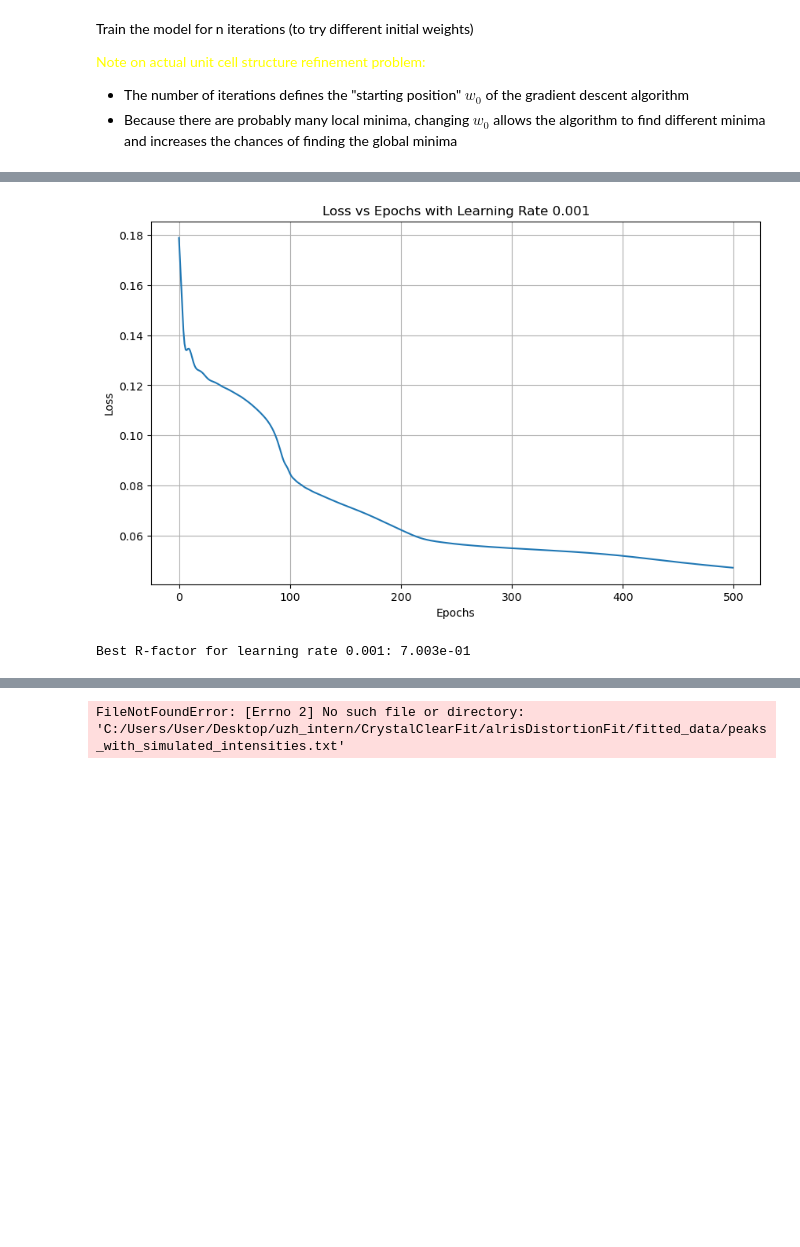
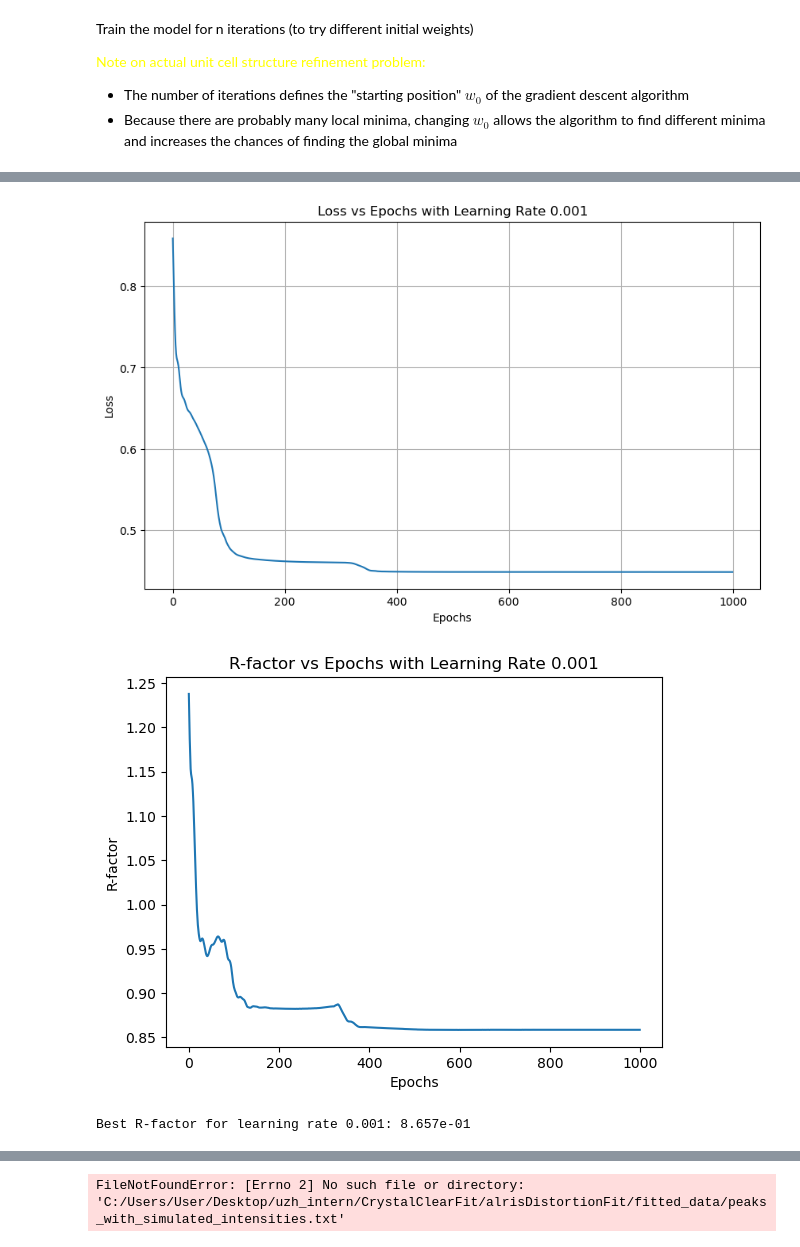
Before and after one commit to bleubreeymeow/alrisDistortionFit, a Jupyter notebook: PBCO/PBCO_1_3_inplane/P2/P2_gradient_descent.ipynb, the cells around one changed output, grey strips where cells are left out. Drawn from its saved outputs; the diff is of its cells as text; code cells hidden in the pictures; blank space fills up the shorter version.

```diff
--- a/PBCO/PBCO_1_3_inplane/P2/P2_gradient_descent.ipynb
+++ b/PBCO/PBCO_1_3_inplane/P2/P2_gradient_descent.ipynb
@@ -32,7 +32,9 @@ structure_type = 'P2'
 
 path = 'C:/Users/User/Desktop/uzh_intern/alrisDistortionFit/PBCO/PBCO_1_3_inplane/' + structure_type
 
-experimental_data = pd.read_csv('C:/Users/User/Desktop/uzh_intern/alrisDistortionFit/PBCO/PBCO_1_3/raw_data/1_3_combined_peaks_300K_no0.csv')
+# experimental_data = pd.read_csv('C:/Users/User/Desktop/uzh_intern/alrisDistortionFit/PBCO/PBCO_1_3/raw_data/1_3_combined_peaks_300K_no0.csv')
+experimental_data = pd.read_csv('C:/Users/User/Desktop/uzh_intern/alrisDistortionFit/PBCO/PBCO_1_3/raw_data/1_3_combined_peaks_300K.csv')
+
 hkl_list = experimental_data[["h", "k", "l"]].values.tolist()
 hkl_list = tf.convert_to_tensor(hkl_list, dtype=tf.float32)
 
@@ -62,11 +64,14 @@ labels_err = []
 
 for label, err in zip(labels, vol_err):
     if label == 0:
-        labels_err.append(0.1)  # Assign a high error for zero labels
+        labels_err.append(1e-8)  # Assign a high error for zero labels
     else:
-        labels_err.append(1/label)   # Normalize error to sum to 60
-        #labels_err.append((500000 - (1/label * 1000))/1000)  # Inverse error for each label
+        labels_err.append((label)**2.2)  # Normalize error to sum to 60
+        #labels_err.append(np.log10(500 - 1/label)  ) # Normalize error to sum to 60
+        #labels_err.append(np.abs((5000 - (1/label * 100))))  # Inverse error for each label
 
+labels_tgt = [labels, labels_err]
+labels_tgt = np.transpose(labels_tgt)
 labels_err = tf.convert_to_tensor(labels_err, dtype=tf.float32)
 labels = tf.convert_to_tensor(labels, dtype=tf.float32)
 
@@ -157,7 +165,7 @@ class FunAsLayer(tf.keras.layers.Layer):
 
     def call(self, inputs):
         # Apply tanh to ensure parameters stay within the [-1, 1] range then multiply by max_mode_amps so each parameter is scaled corresponding to the element in max_mode_amps
-        pretransform = tf.tanh(self.param)
+        pretransform = tf.tanh(self.param) * 0.1
         transformed_params = pretransform * self.max_mode_amps  # Scale parameters
 
         output = fun_tf(inputs, transformed_params , self.matrix)
@@ -191,15 +199,16 @@ class WeightedMeanSquaredError(tf.keras.losses.Loss):
         super(WeightedMeanSquaredError, self).__init__(reduction=reduction, name=name)
 
     def call(self, y_true, y_pred):
-        return tf.keras.losses.mean_squared_error(y_true, y_pred)
+        mse = tf.keras.losses.mean_squared_error(y_true, y_pred)
+        return mse
 
     def num_of_elements(self, sample_weight):
         return tf.size(sample_weight).numpy()
 
-    def __call__(self, y_true, y_pred, sample_weight):
+    def __call__(self, y_true, y_pred,sample_weight):
         #return super().__call__(y_true, y_pred, 1)
         # 1/n *  sum(weights * mse(y_p - y_t))
-        actual_loss = super().__call__(y_true, y_pred, sample_weight)
+        actual_loss = super().__call__(y_true, y_pred)
         num_of_el = tf.py_function(func=self.num_of_elements, inp = [sample_weight], Tout=tf.float32)
 
         # dividing by sum of all weights in this batch
@@ -233,7 +242,7 @@ for learning_rate in lr:
 
     max_mode_amps = tf.convert_to_tensor(max_mode_amps, dtype=tf.float32)
 
-    n_epochs = 500
+    n_epochs = 1000
     histories = []
     n_iter = 1
 
@@ -241,6 +250,7 @@ for learning_rate in lr:
     best_pars = None
     # List to store the loss values for each epoch
     all_losses = []
+    all_rfs = []
 
     for i in range(n_iter):
         # Create the model
@@ -264,7 +274,7 @@ for learning_rate in lr:
         y=labels,  # replace with combined_labels if using errors
         batch_size = features.shape[0], # Use a smaller batch size features.shape[0]
         epochs=n_epochs,
-        verbose='auto',
+        verbose=0,
         shuffle=True, # not sure whether this matters
         # callbacks=[cb]
         sample_weight=labels_err  # Use sample weights if you have errors
@@ -272,6 +282,8 @@ for learning_rate in lr:
 
         histories.append(history)
         all_losses.append(history.history['loss'])
+        all_rfs.append(history.history['r_factor_metric'])
+
         # Check final loss
         final_loss = history.history['loss'][-1]
         print(model.layers[-1].get_weights()[0].shape)
@@ -306,6 +318,14 @@ for learning_rate in lr:
     plt.grid(True)
     plt.show()
 
+    for i , rf_values in enumerate(all_rfs):
+        plt.plot(rf_values, label=f'R-factor Iteration {i+1}')
+
+    plt.title(f'R-factor vs Epochs with Learning Rate {learning_rate}')
+    plt.xlabel('Epochs')
+    plt.ylabel('R-factor')
+    plt.show()
+
     y_pred = fun_tf(features, best_model_pars , matrix)
     labels = tf.reshape(labels, [-1])
     rf = r_factor_metric(labels, y_pred)
@@ -332,5 +341,6 @@ With 50.85434071204545 iterations per second
-[figure, old version]
+[figure, new version]
+[figure, added]
-Best R-factor for learning rate 0.001: 7.003e-01
+Best R-factor for learning rate 0.001: 8.657e-01
 # %%
 all_losses = best_loss_overall
 best_model_pars = best_pars_overall
```
Also changed, not shown: parts of 7 cells of this notebook, 5 other files.
